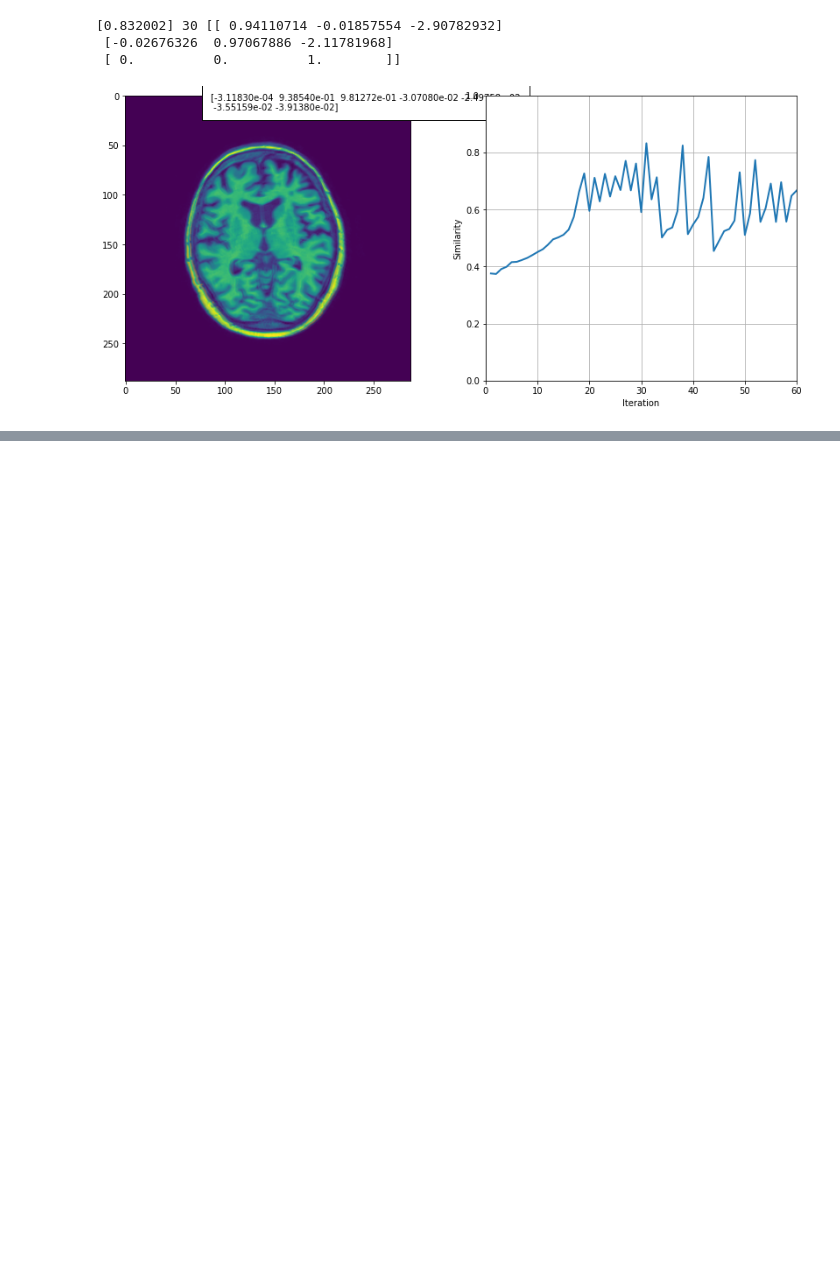
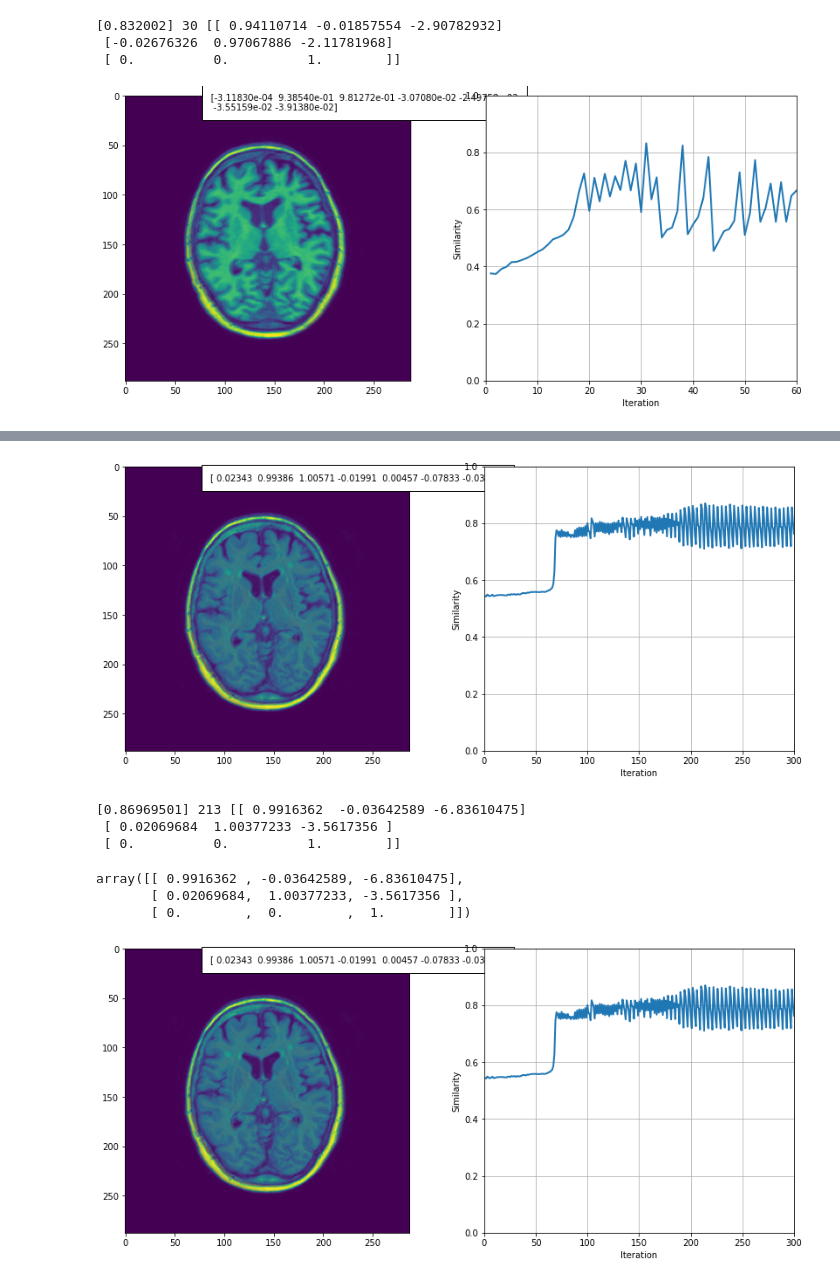
Before and after one commit to justinalittlefield/8dc00-mia, a Jupyter notebook: reader/1.6_Registration_project.ipynb, the cells around one changed output, grey strips where cells are left out. Saved outputs shown, nothing was run; the diff lists cells and outputs as text; code cells hidden in the pictures; blank space fills up the shorter version.

```diff
--- a/reader/1.6_Registration_project.ipynb
+++ b/reader/1.6_Registration_project.ipynb
@@ -237,0 +276,17 @@ Describe, analyze and compare the results from each experiment. If a method fail
+# %%
+%matplotlib inline
+import sys
+sys.path.append("../code")
+from registration_project import intensity_based_registration_affine_corr
+#using 3_2_t1 and 3_2_t2
+Im_path = "../data/image_data/3_2_t2.tif"
+intensity_based_registration_affine_corr(path_Im = Im_path, mu=0.00089, num_iter=300)
+# %% [output]
+[figure, added]
+[0.86969501] 213 [[ 0.9916362  -0.03642589 -6.83610475]
+ [ 0.02069684  1.00377233 -3.5617356 ]
+ [ 0.          0.          1.        ]]
+array([[ 0.9916362 , -0.03642589, -6.83610475],
+       [ 0.02069684,  1.00377233, -3.5617356 ],
+       [ 0.        ,  0.        ,  1.        ]])
+[figure, added]
```
Also changed, not shown: parts of 5 cells of this notebook, 3 other files.
